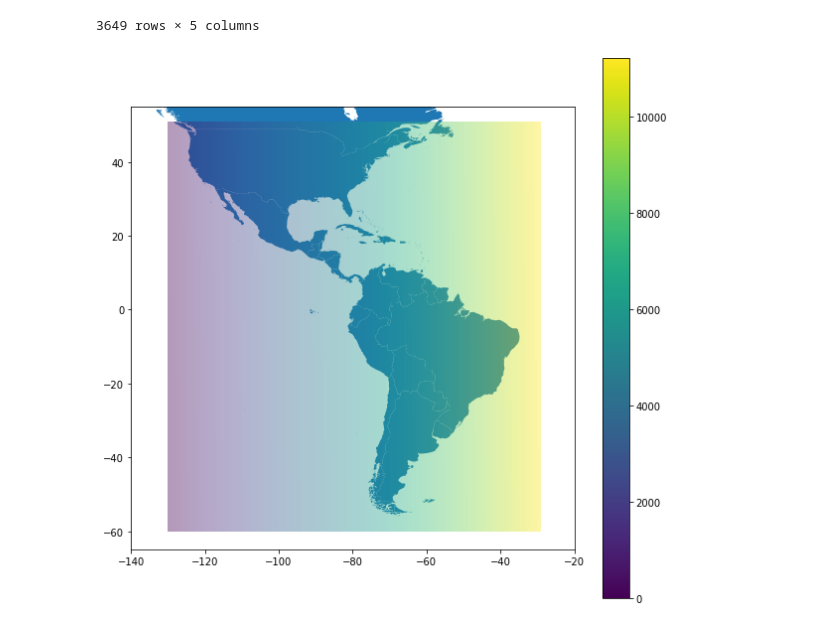
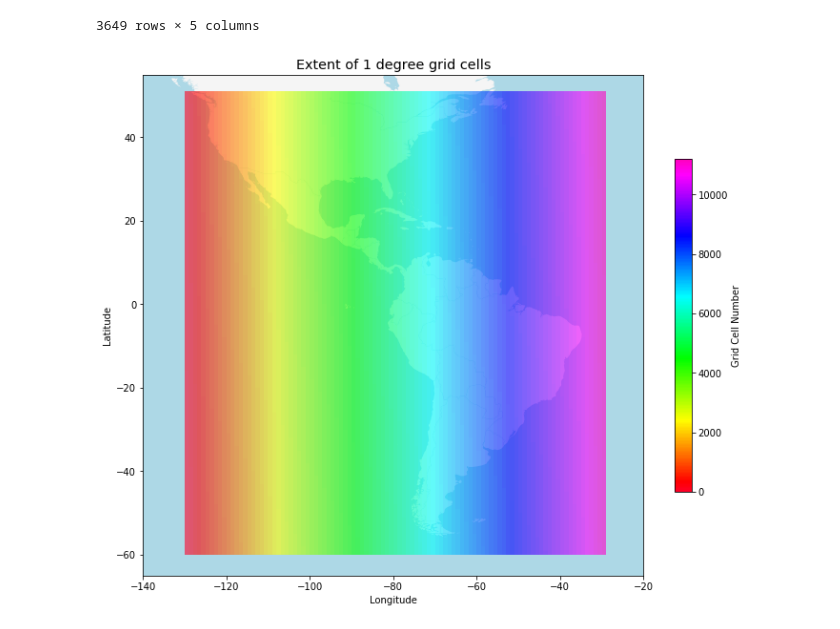
Before and after one commit to wvsharber/gbif-occurences, a Jupyter notebook: notebooks/GBIF_mapping.ipynb, the cells around one changed output. Drawn from its saved outputs; the diff is of its cells as text; code cells hidden in the pictures.

```diff
--- a/notebooks/GBIF_mapping.ipynb
+++ b/notebooks/GBIF_mapping.ipynb
@@ -134,9 +130,20 @@ grid_df_1d = gpd.GeoDataFrame(geometry = poly_list, crs = species_gdf.crs)
 grid_df_1d['cell_no'] = list(range(0, len(grid_df_1d)))
 # %%
 fig, ax = plt.subplots(1, 1, figsize = (10, 10))
-countries.plot(ax = ax)
-grid_df_1d.plot(column = 'cell_no', ax = ax, legend = True, alpha = 0.4)
+countries.plot(ax = ax, color = 'whitesmoke')
+grid_df_1d.plot(column = 'cell_no',
+                ax = ax,
+                legend = True,
+                alpha = 0.6,
+                cmap = 'gist_rainbow',
+                legend_kwds={'label': "Grid Cell Number", 'shrink': 0.5})
+ax.set_facecolor('lightblue')
+plt.xlabel('Longitude')
+plt.ylabel('Latitude')
+plt.title(r"Extent of 1 degree grid cells", fontdict = {'fontsize': 'x-large'})
 plt.xlim((-140, -20))
-plt.ylim((-65, 55));
+plt.ylim((-65, 55))
+plt.tight_layout()
+plt.savefig('1degree_extent.png', dpi = 300);
 # %% [output]
-[figure, old version]
+[figure, new version]
```
Also changed, not shown: parts of 11 cells of this notebook, 3 other files.
